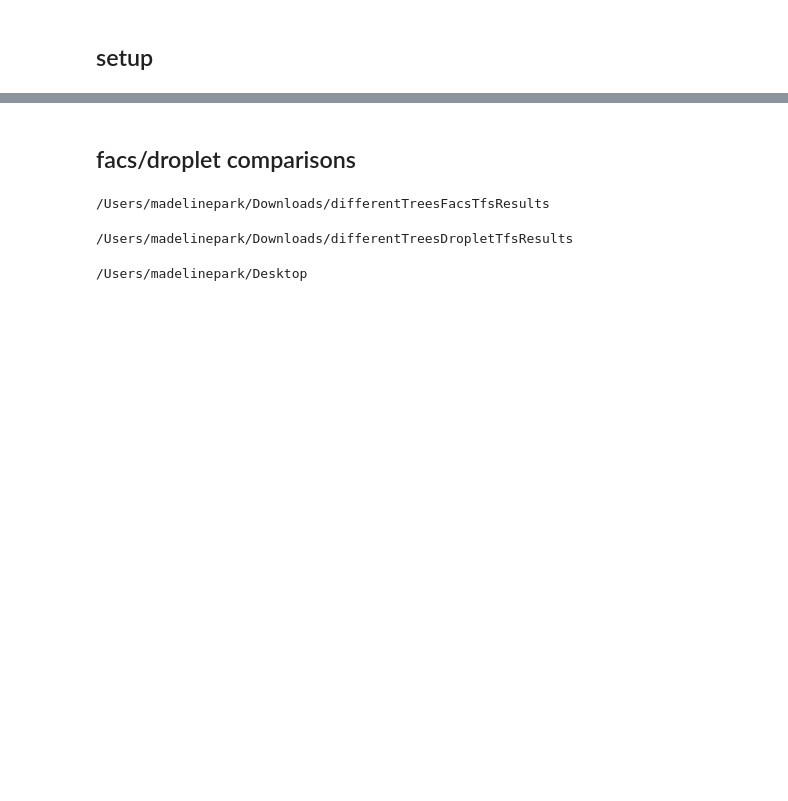
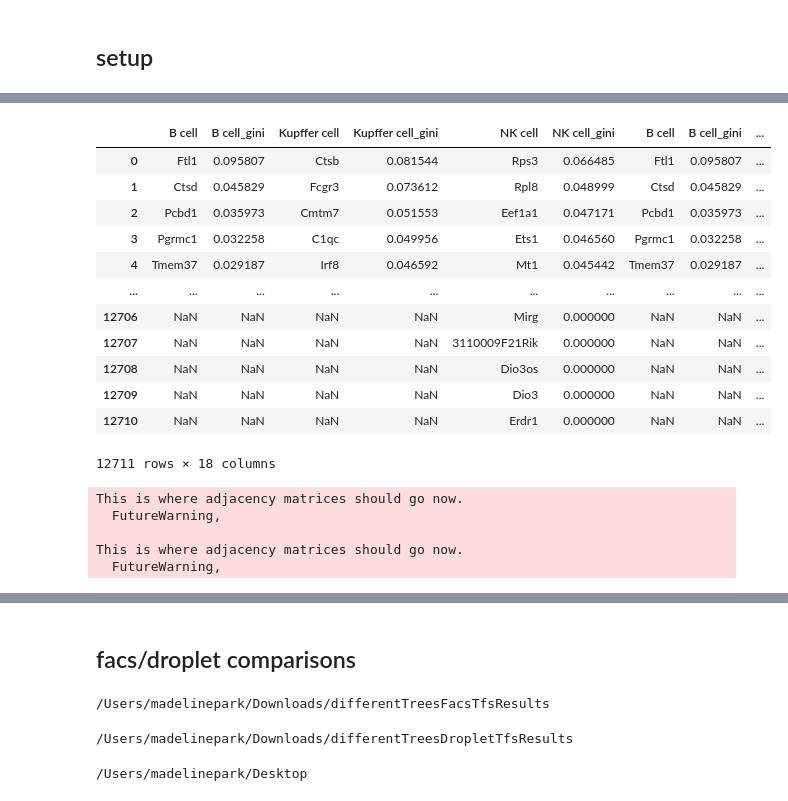
Before and after one commit to czbiohub-sf/scRFE, a Jupyter notebook: scripts/visualization/vennDiagrams.ipynb, the cells around one changed output, grey strips where cells are left out. Saved outputs shown, nothing was run; the diff lists cells and outputs as text; code cells hidden in the pictures; blank space fills up the shorter version.

```diff
--- a/scripts/visualization/vennDiagrams.ipynb
+++ b/scripts/visualization/vennDiagrams.ipynb
@@ -4,0 +8,2 @@
+# %%
+cellscRFE = scRFE(adata =adata, classOfInterest = 'cell_ontology_class', nEstimators = 10, Cv=3)
@@ -4,0 +89,24 @@
+# %%
+cellscRFE[0]
+# %% [output]
+|  | B cell | B cell_gini | Kupffer cell | Kupffer cell_gini | NK cell | NK cell_gini | B cell | B cell_gini | ... |
+| 0 | Ftl1 | 0.095807 | Ctsb | 0.081544 | Rps3 | 0.066485 | Ftl1 | 0.095807 | ... |
+| 1 | Ctsd | 0.045829 | Fcgr3 | 0.073612 | Rpl8 | 0.048999 | Ctsd | 0.045829 | ... |
+| 2 | Pcbd1 | 0.035973 | Cmtm7 | 0.051553 | Eef1a1 | 0.047171 | Pcbd1 | 0.035973 | ... |
+| 3 | Pgrmc1 | 0.032258 | C1qc | 0.049956 | Ets1 | 0.046560 | Pgrmc1 | 0.032258 | ... |
+| 4 | Tmem37 | 0.029187 | Irf8 | 0.046592 | Mt1 | 0.045442 | Tmem37 | 0.029187 | ... |
+| ... | ... | ... | ... | ... | ... | ... | ... | ... | ... |
+| 12706 | NaN | NaN | NaN | NaN | Mirg | 0.000000 | NaN | NaN | ... |
+| 12707 | NaN | NaN | NaN | NaN | 3110009F21Rik | 0.000000 | NaN | NaN | ... |
+| 12708 | NaN | NaN | NaN | NaN | Dio3os | 0.000000 | NaN | NaN | ... |
+| 12709 | NaN | NaN | NaN | NaN | Dio3 | 0.000000 | NaN | NaN | ... |
+| 12710 | NaN | NaN | NaN | NaN | Erdr1 | 0.000000 | NaN | NaN | ... |
+12711 rows × 18 columns
+# %%
+adata = read_h5ad('/Users/madelinepark/downloads/Liver_droplet.h5ad')
+# %% [output]
+This is where adjacency matrices should go now.
+  FutureWarning,
+
+This is where adjacency matrices should go now.
+  FutureWarning,
```
Also changed, not shown: parts of 10 cells of this notebook, 6 other files.
